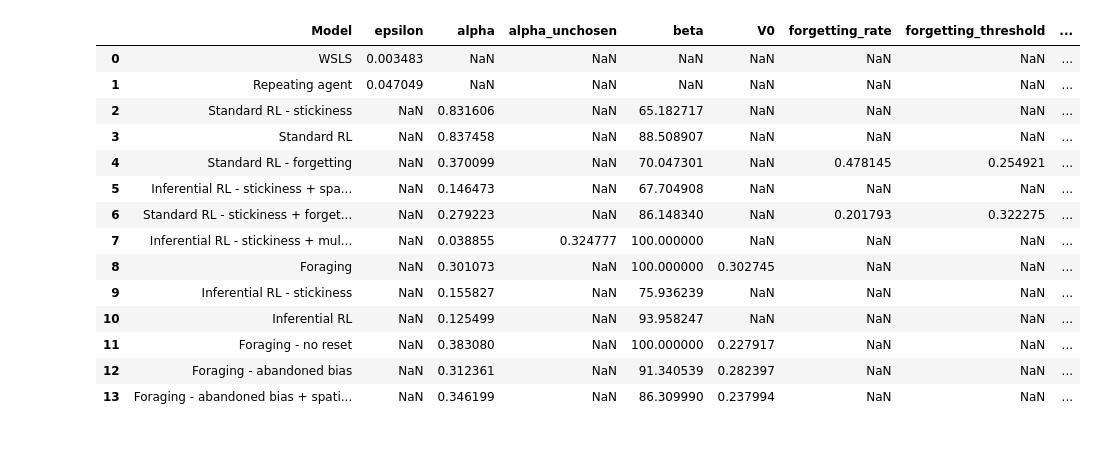
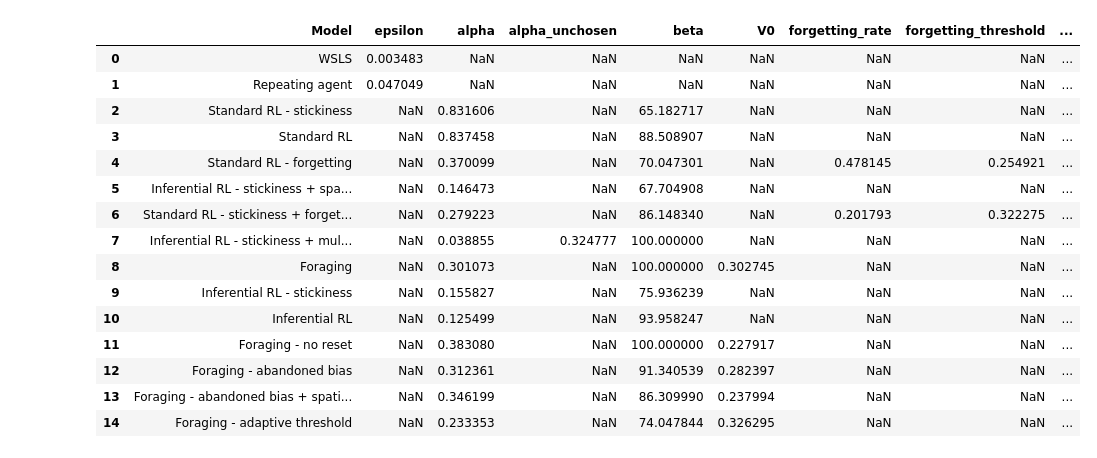
Before and after one commit to ungzs1/popy_05, a Jupyter notebook: notebooks/behav_modeling/fitting/eval_model_optimizing.ipynb, the cells around one changed output. Cells and saved outputs as stored; diff of their text form; code cells hidden in the pictures.

```diff
--- a/notebooks/behav_modeling/fitting/eval_model_optimizing.ipynb
+++ b/notebooks/behav_modeling/fitting/eval_model_optimizing.ipynb
@@ -34,33 +31,128 @@ def load_res():
     # simulations
     sim_floc = os.path.join(PROJECT_PATH_LOCAL, 'notebooks', 'behav_modeling', 'results', 'optimizing', f'simulation_behaviors.pkl')
     sim_data = pd.read_pickle(sim_floc)
     sim_data['best_arm'] = sim_data['action'] == sim_data['best_arm']
     for model in res_temp['Model'].unique():
         prop_best_target = sim_data.loc[sim_data['model'] == model, 'best_arm'].mean()
         res_temp.loc[res_temp['Model'] == model, 'prop_best_target'] = prop_best_target
 
     return res_temp
 
+def plot_res(res_all, paper_format=False):
+    # Set font size and figure size
+    if paper_format:
+        plt.rcParams.update({'font.size': 8})
+        w, h = 4, 4
+    else:
+        plt.rcParams.update({'font.size': 8})
+        w, h = 12, 5
+
+    # Define the modes and figure
+    modes = ['prop_best_target']
+    fig, ax = plt.subplots(1, 1, figsize=(w/2.54, h/2.54))
+
+    y_KA = 0.7742568470273881
+    y_PO = 0.6373878299600445
+    if not paper_format:
+        ax.axhline(y=y_KA, color=COLORS['ka'], linestyle='--', linewidth=1, label='Monkey KA', zorder=10)
+        ax.axhline(y=y_PO, color=COLORS['po'], linestyle='--', linewidth=1, label='Monkey PO', zorder=10)
+    else:
+        # add two bars for KA and PO monkeys by adding them to res_all dataframe with Model 'Monkey KA' and 'Monkey PO', and prop_best_target values y_KA and y_PO respectively, and then plot them as bars with the same color as the horizontal lines
+        res_all = pd.concat([res_all, pd.DataFrame({'Model': ['Monkey KA'], 'prop_best_target': [y_KA]})], ignore_index=True)
+        res_all = pd.concat([res_all, pd.DataFrame({'Model': ['Monkey PO'], 'prop_best_target': [y_PO]})], ignore_index=True)
+
+        # mode monkeys to the first position
+        res_all['Model'] = pd.Categorical(res_all['Model'], categories=['Monkey KA', 'Monkey PO'] + [model for model in res_all['Model'].unique() if model not in ['Monkey KA', 'Monkey PO']], ordered=True)
+        res_all = res_all.sort_values('Model')
+
+    # Get unique values
+    models = res_all['Model'].unique()
+    #monkeys = res_all.loc[res_all['monkey'] != 'yu_DCZ', 'monkey'].unique()
+
+    # Set up positions
+    x = np.arange(len(models))
+    width = 0.65  # Width of bars
+
+    data = res_all
+    values = [data.loc[data['Model'] == model, 'prop_best_target'].iloc[0] if len(data.loc[data['Model'] == model]) > 0 else 0 for model in models]
+
+    # Create bars with model-based coloring
+    for j, (model, value) in enumerate(zip(models, values)):
+        hatch = None
+        if model.split()[0] == 'Standard':
+            # replace  what comes after with RL
+            color = COLORS['Standard RL']
+            if (not model == 'Standard RL - stickiness' and not paper_format) or (paper_format and not model == 'Standard RL'):
+                hatch = '///'  # Dashed filling pattern
+        elif model.split()[0] == 'Inferential':
+            color = COLORS['Inferential RL']
+            if (not model == 'Inferential RL - stickiness' and not paper_format) or (paper_format and not model == 'Inferential RL'):
+                hatch = '///'  # Dashed filling pattern
+        elif model.split()[0] == 'Foraging':
+            color = COLORS['Foraging']
+            if not len(model.split(" ")) == 1:
+                hatch = '///'  # Dashed filling pattern
+        else:
+            color = COLORS.get(model, 'grey')
+            hatch = None
+        alpha = 0.8
+
+
+        bar = ax.bar(x[j], value, width,
+            color=color, hatch=hatch,
+            edgecolor='black', linewidth=0.5, alpha=alpha)
+
+        # Set hatch color to grey for RL-s models
+        if model.split()[-1] == 'RL-s':
+            import matplotlib as mpl
+            mpl.rcParams['hatch.color'] = 'grey'
+
+    # plot horizontal lines: optimal, monkey KA and monkey PO:
+    y_optimal = 0.89
+    ax.axhline(y=y_optimal, color='black', linestyle='--', linewidth=1, label='Optimal', zorder=10)
+
+    ax.legend(fontsize=8, loc='upper left', bbox_to_anchor=(1, 1), frameon=False)
+
+    # Configure axes
+    ax.set_ylim(0.40, 0.90)
+    ax.set_yticks(np.arange(0.4, 1, 0.1))
+    ax.set_ylabel('Prob. optimal target', fontsize=8)
+
+    ax.spines['top'].set_visible(False)
+    ax.spines['right'].set_visible(False)
+
+    #ax.grid(axis='y', linestyle='--', alpha=0.5, zorder=0)
+
+    ax.set_xticks(x)
+    if paper_format:
+        ax.set_xticklabels(models, rotation=45, horizontalalignment='right')
+    else:
+        ax.set_xticklabels(models, rotation=-90, horizontalalignment='center')
+
+    return fig, ax
+
+
 res_all = load_res()
 #res_all = res_all.sort_values(['Model', 'monkey'])
 
 res_all
 # %% [output]
 |  | Model | epsilon | alpha | alpha_unchosen | beta | V0 | forgetting_rate | forgetting_threshold | ... |
 | 0 | WSLS | 0.003483 | NaN | NaN | NaN | NaN | NaN | NaN | ... |
 | 1 | Repeating agent | 0.047049 | NaN | NaN | NaN | NaN | NaN | NaN | ... |
 | 2 | Standard RL - stickiness | NaN | 0.831606 | NaN | 65.182717 | NaN | NaN | NaN | ... |
 | 3 | Standard RL | NaN | 0.837458 | NaN | 88.508907 | NaN | NaN | NaN | ... |
 | 4 | Standard RL - forgetting | NaN | 0.370099 | NaN | 70.047301 | NaN | 0.478145 | 0.254921 | ... |
 | 5 | Inferential RL - stickiness + spa... | NaN | 0.146473 | NaN | 67.704908 | NaN | NaN | NaN | ... |
 | 6 | Standard RL - stickiness + forget... | NaN | 0.279223 | NaN | 86.148340 | NaN | 0.201793 | 0.322275 | ... |
 | 7 | Inferential RL - stickiness + mul... | NaN | 0.038855 | 0.324777 | 100.000000 | NaN | NaN | NaN | ... |
 | 8 | Foraging | NaN | 0.301073 | NaN | 100.000000 | 0.302745 | NaN | NaN | ... |
 | 9 | Inferential RL - stickiness | NaN | 0.155827 | NaN | 75.936239 | NaN | NaN | NaN | ... |
 | 10 | Inferential RL | NaN | 0.125499 | NaN | 93.958247 | NaN | NaN | NaN | ... |
 | 11 | Foraging - no reset | NaN | 0.383080 | NaN | 100.000000 | 0.227917 | NaN | NaN | ... |
 | 12 | Foraging - abandoned bias | NaN | 0.312361 | NaN | 91.340539 | 0.282397 | NaN | NaN | ... |
 | 13 | Foraging - abandoned bias + spati... | NaN | 0.346199 | NaN | 86.309990 | 0.237994 | NaN | NaN | ... |
+| 14 | Foraging - adaptive threshold | NaN | 0.233353 | NaN | 74.047844 | 0.326295 | NaN | NaN | ... |
 # %%
 # sort by the order of keys in MODELS (dumb solution)
 
```
Also changed, not shown: parts of 5 cells of this notebook, 13 other files.
